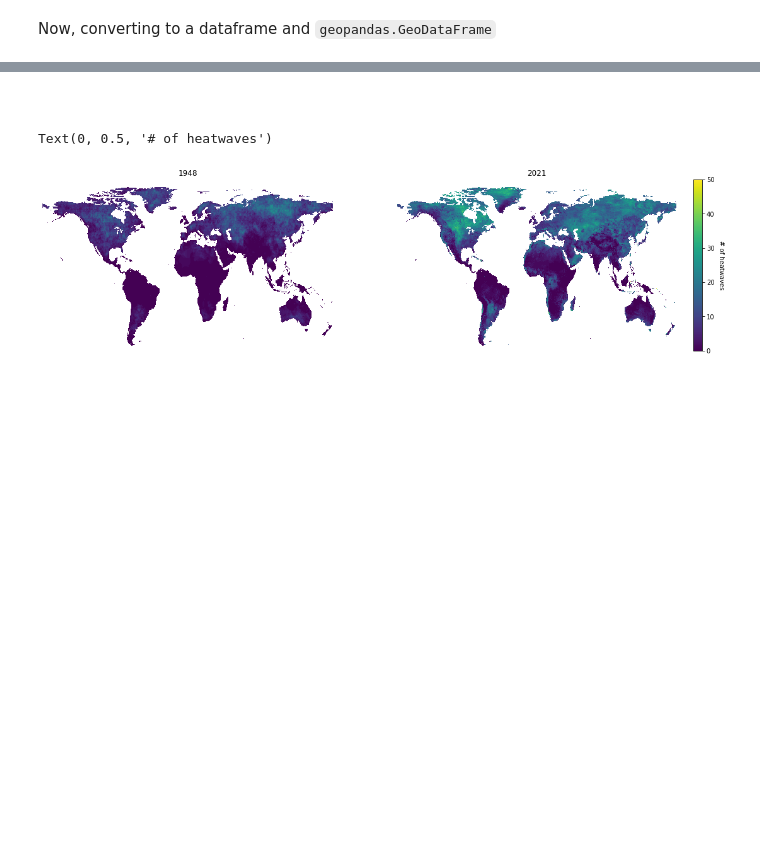
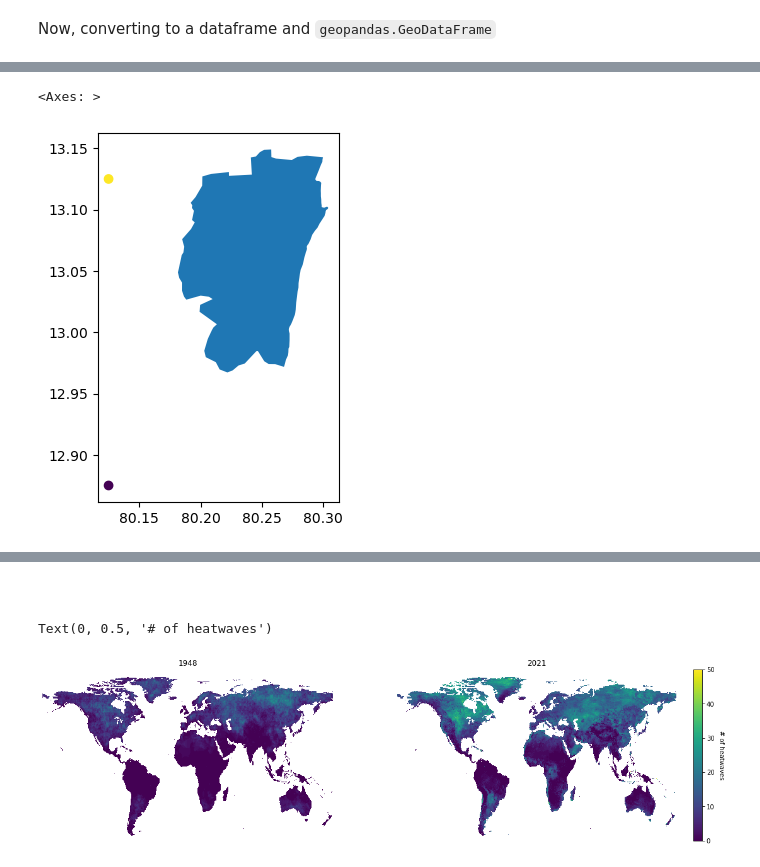
Before and after one commit to datapartnership/heatwaves, a Jupyter notebook: notebooks/measuring-heatwaves/calculate-heatwaves-incidence.ipynb, the cells around one changed output, grey strips where cells are left out. Saved outputs shown, nothing was run; the diff lists cells and outputs as text; code cells hidden in the pictures; blank space fills up the shorter version.

```diff
--- a/notebooks/measuring-heatwaves/calculate-heatwaves-incidence.ipynb
+++ b/notebooks/measuring-heatwaves/calculate-heatwaves-incidence.ipynb
@@ -25,4 +25,6 @@ ds_mean3 = xr.open_mfdataset("../../data/gldas/ymean3/wld_cli_*.nc4", parallel=T
 # ds_percentile290=xr.open_mfdataset("../../data/gldas/ypercentile290/wld_cli_*.nc4", parallel = True)
+# %%
+ds_tasmax = xr.open_mfdataset('../../data/gldas/tasmax/tasmax/wld_cli_*.nc4', parallel=True)
 # %%
 ds_2021 = xr.open_dataset(
     "../../data/gldas/ymean3/wld_cli_gldas21_tasmax_ydrunmean3_hwdi_2021.nc4"
@@ -66,0 +113,4 @@ In this step, our intention is to clip the heatwaves incident data using boundar
+# %%
+import shapely
+CHENNAI['geometry'] = CHENNAI['geometry'].apply(lambda x: shapely.wkb.loads(
+        shapely.wkb.dumps(x, output_dimension=2)))
@@ -69,5 +178,10 @@ In this step, our intention is to clip the heatwaves incident data using boundar
 # clipped_chennai = ds_mean3.rio.clip(CHENNAI.geometry.values, CHENNAI.crs, drop=False)
 # clipped_india = ds_mean3.rio.clip(INDIA.geometry.values, INDIA.crs, drop=False)
 
-ds_2021.rio.write_crs("EPSG:4326", inplace=True)
-clipped_chennai = ds_2021.rio.clip(CHENNAI.geometry.values, all_touched=True, drop=True)
+
+ds_mean2.rio.write_crs("EPSG:4326", inplace=True)
+ds_tasmax.rio.write_crs("EPSG:4326", inplace=True)
+ds_percentile390.rio.write_crs('EPSG:4326', inplace=True)
+
+clipped_chennai = ds_tasmax.rio.clip(CHENNAI.geometry.values,all_touched=True, drop=True)
+clipped_india = ds_tasmax.rio.clip(INDIA.geometry.values, all_touched=True, drop=True)
@@ -82,2 +210,2 @@ gdf = geopandas.GeoDataFrame(
 # %%
-gdf
+gdf = gdf.set_crs('epsg:4326')
@@ -89,0 +212,7 @@ gdf
+# %%
+fig, ax = plt.subplots()
+CHENNAI.plot(ax=ax)
+gdf[gdf['time'].dt.year==2016].plot(column = 'heat_waves_per_time_period', ax=ax)
+# %% [output]
+<Axes: >
+[figure, added]
```
Also changed, not shown: parts of 14 cells of this notebook.
